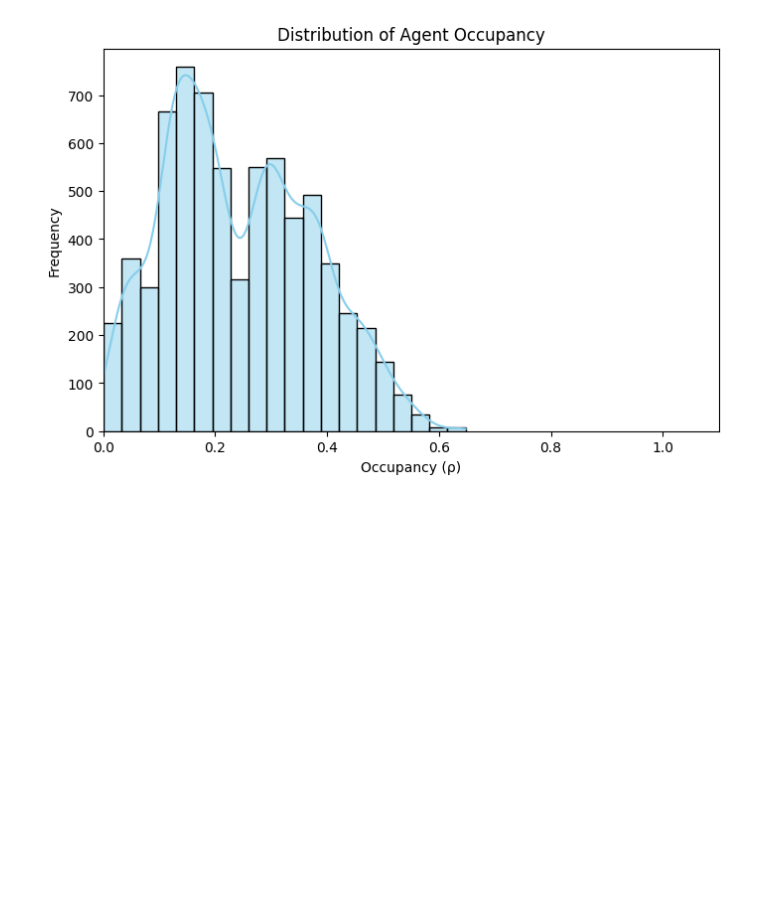
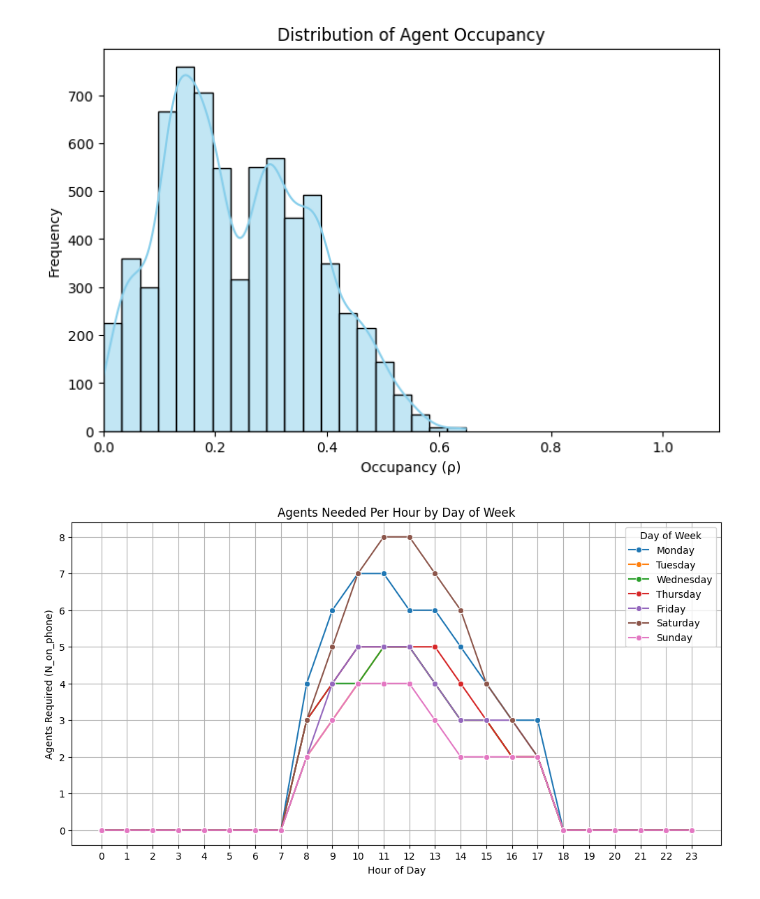
Before and after one commit to sarahhe05/DSC180A-Sarah, a Jupyter notebook: notebooks/ErlangC Headcount.ipynb, the cells around one changed output. Drawn from its saved outputs; the diff is of its cells as text; code cells hidden in the pictures; blank space fills up the shorter version.

```diff
--- a/notebooks/ErlangC Headcount.ipynb
+++ b/notebooks/ErlangC Headcount.ipynb
@@ -193,3 +192,33 @@ plt.xlim(0, 1.1)  # occupancy is between 0 and 1
 plt.show()
 # %% [output]
 [figure]
+# %%
+merged['Hour'] = merged['Interval Start'].astype(str).str.slice(0, 2)
+merged['Hour'] = merged['Hour'].astype(int)
+
+dow_order = ["Monday", "Tuesday", "Wednesday", "Thursday", "Friday", "Saturday", "Sunday"]
+
+hourly_staffing['Day of Week'] = pd.Categorical(
+    hourly_staffing['Day of Week'],
+    categories=dow_order,
+    ordered=True
+)
+
+plt.figure(figsize=(12,6))
+sns.lineplot(
+    data=hourly_staffing.sort_values(['Day of Week', 'Hour']),
+    x='Hour',
+    y='N_on_phone',
+    hue='Day of Week',
+    hue_order=dow_order,    # enforce legend order
+    marker='o'
+)
+
+plt.title('Agents Needed Per Hour by Day of Week')
+plt.xlabel('Hour of Day')
+plt.ylabel('Agents Required (N_on_phone)')
+plt.xticks(range(0,24))
+plt.grid(True)
+plt.show()
+# %% [output]
+[figure, added]
```
Also changed, not shown: parts of 1 cell of this notebook.
